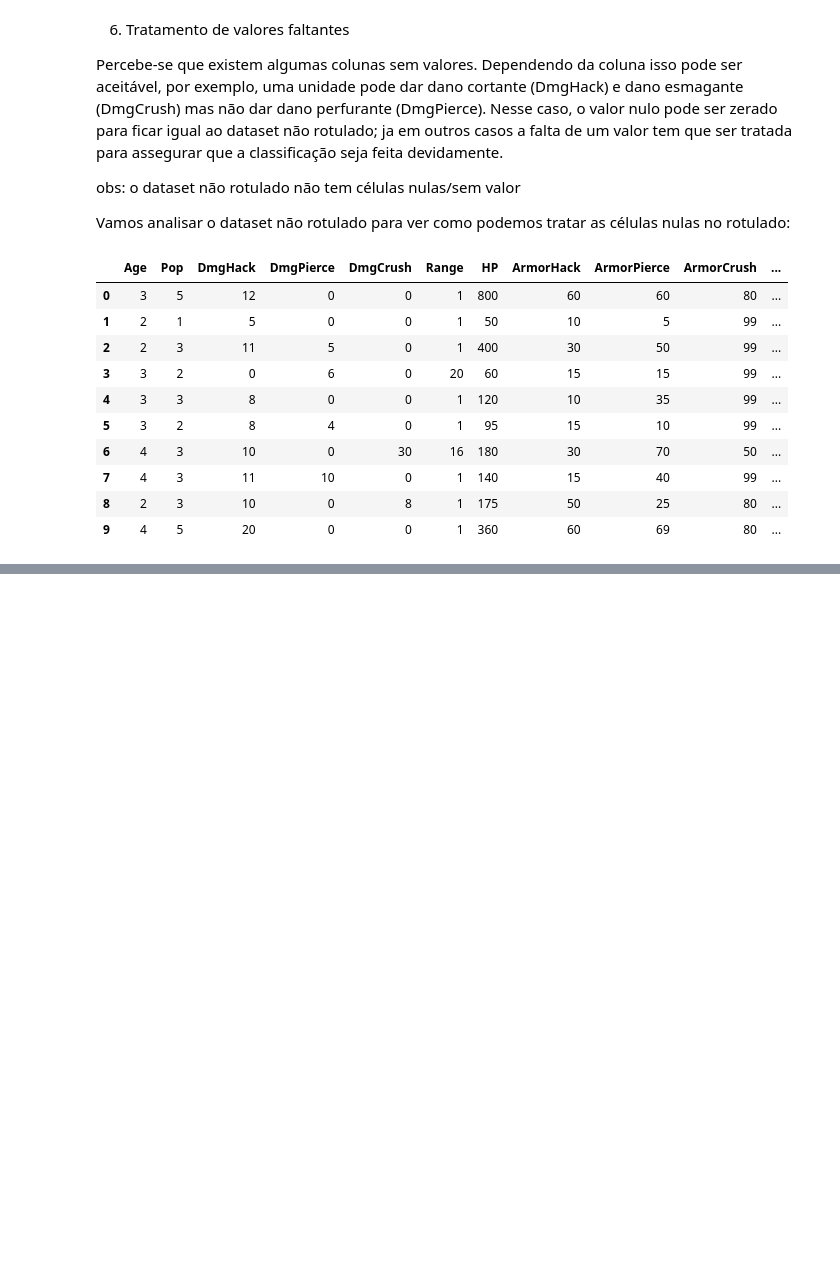
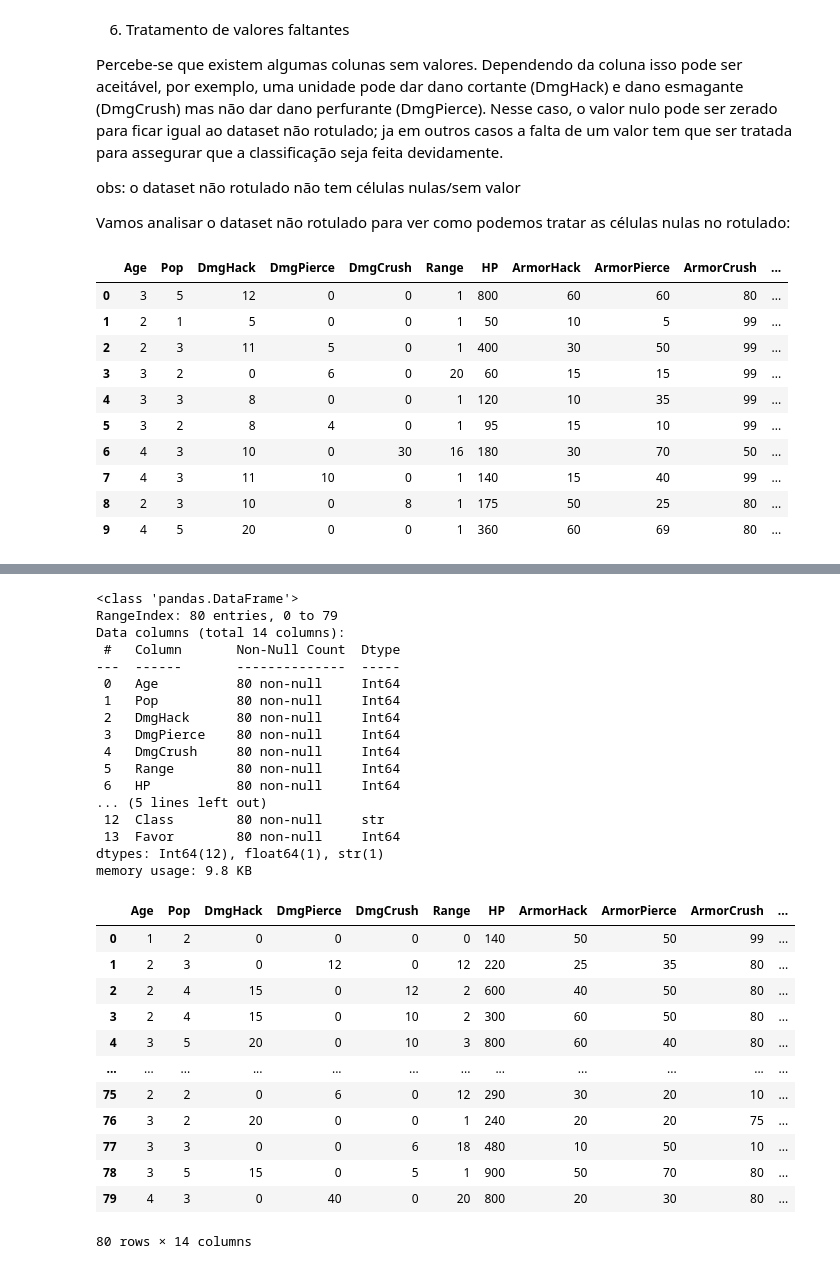
Before and after one commit to Guidjy/ELC1098-Mineracao-de-Dados, a Jupyter notebook: T2/main.ipynb, the cells around one changed output, grey strips where cells are left out. Drawn from its saved outputs; the diff is of its cells as text; code cells hidden in the pictures; blank space fills up the shorter version.

Commit message:
pre processamento e limpagem dos dados completa

```diff
--- a/T2/main.ipynb
+++ b/T2/main.ipynb
@@ -119,15 +119,13 @@ Percebe-se algumas colunas do dataset rotulado estão com o tipo de dado incorre
 
 5. Conversão dos tipos de dados para que as das duas tableas fiquem iguais
 # %%
-# Algumas entradas tem um "%" depois do valor nas colunasd e armadura. Se Apenas fizer o casting direto, os valores seriam perdidos.
-# Vamos tentão tirar esses "%"
-colunas_armadura = [coluna for coluna in dados_labled.columns if coluna.startswith('Armor')]
-for coluna in colunas_armadura:
-    dados_labled[coluna] = dados_labled[coluna].astype(str).str.replace('%', '', regex=False)
-
+# Algumas entradas têm caracteres extras junto ao valor numérico: "%" nas colunas de armadura, "*" nas de dano,
+# "_" em HP e espaços invisíveis ( ) em Pop. Se fizer o casting direto, esses valores seriam perdidos (virariam NA).
+# Vamos então remover tudo que não for dígito ou ponto decimal antes de converter. Valores como "--" e "none" continuam virando NA.
 for coluna, serie in dados_unlabled.items():
     if coluna in dados_labled.columns and pd.api.types.is_integer_dtype(serie):
-        coluna_convertida = pd.to_numeric(dados_labled[coluna], errors="coerce")
+        coluna_limpa = dados_labled[coluna].astype(str).str.replace(r'[^\d.]', '', regex=True)
+        coluna_convertida = pd.to_numeric(coluna_limpa, errors="coerce")
         dados_labled[coluna] = coluna_convertida.round().astype("Int64")
 
 dados_labled.head()
@@ -208,0 +170,15 @@ dados_labled.head(83)
+# %%
+# Remove outliers: sem Age (Heróis sem era) ou sem Range (unidade sem dano)
+dados_labled = dados_labled.dropna(subset=['Age', 'Range'])
+
+# Dano e armadura ausentes significam "nenhum": zera
+colunas_dano_armadura = ['DmgHack', 'DmgPierce', 'DmgCrush', 'ArmorHack', 'ArmorPierce', 'ArmorCrush']
+dados_labled[colunas_dano_armadura] = dados_labled[colunas_dano_armadura].fillna(0)
+
+# Pop e Train time: mediana da mesma classe
+for coluna in ['Pop', 'Train time']:
+    mediana_classe = dados_labled.groupby('Class')[coluna].transform('median')
+    dados_labled[coluna] = dados_labled[coluna].fillna(mediana_classe).round().astype('Int64')
+
+dados_labled = dados_labled.reset_index(drop=True)
+dados_labled.isna().sum()
@@ -208,0 +201,34 @@ dados_labled.head(83)
+# %%
+dados_labled.info()
+dados_labled.head(80)
+# %% [output]
+<class 'pandas.DataFrame'>
+RangeIndex: 80 entries, 0 to 79
+Data columns (total 14 columns):
+ #   Column       Non-Null Count  Dtype
+---  ------       --------------  -----
+ 0   Age          80 non-null     Int64
+ 1   Pop          80 non-null     Int64
+ 2   DmgHack      80 non-null     Int64
+ 3   DmgPierce    80 non-null     Int64
+ 4   DmgCrush     80 non-null     Int64
+ 5   Range        80 non-null     Int64
+ 6   HP           80 non-null     Int64
+... (5 lines left out)
+ 12  Class        80 non-null     str
+ 13  Favor        80 non-null     Int64
+dtypes: Int64(12), float64(1), str(1)
+memory usage: 9.8 KB
+|  | Age | Pop | DmgHack | DmgPierce | DmgCrush | Range | HP | ArmorHack | ArmorPierce | ArmorCrush | ... |
+| 0 | 1 | 2 | 0 | 0 | 0 | 0 | 140 | 50 | 50 | 99 | ... |
+| 1 | 2 | 3 | 0 | 12 | 0 | 12 | 220 | 25 | 35 | 80 | ... |
+| 2 | 2 | 4 | 15 | 0 | 12 | 2 | 600 | 40 | 50 | 80 | ... |
+| 3 | 2 | 4 | 15 | 0 | 10 | 2 | 300 | 60 | 50 | 80 | ... |
+| 4 | 3 | 5 | 20 | 0 | 10 | 3 | 800 | 60 | 40 | 80 | ... |
+| ... | ... | ... | ... | ... | ... | ... | ... | ... | ... | ... | ... |
+| 75 | 2 | 2 | 0 | 6 | 0 | 12 | 290 | 30 | 20 | 10 | ... |
+| 76 | 3 | 2 | 20 | 0 | 0 | 1 | 240 | 20 | 20 | 75 | ... |
+| 77 | 3 | 3 | 0 | 0 | 6 | 18 | 480 | 10 | 50 | 10 | ... |
+| 78 | 3 | 5 | 15 | 0 | 5 | 1 | 900 | 50 | 70 | 80 | ... |
+| 79 | 4 | 3 | 0 | 40 | 0 | 20 | 800 | 20 | 30 | 80 | ... |
+80 rows × 14 columns
```
Also changed, not shown: parts of 4 cells of this notebook.
